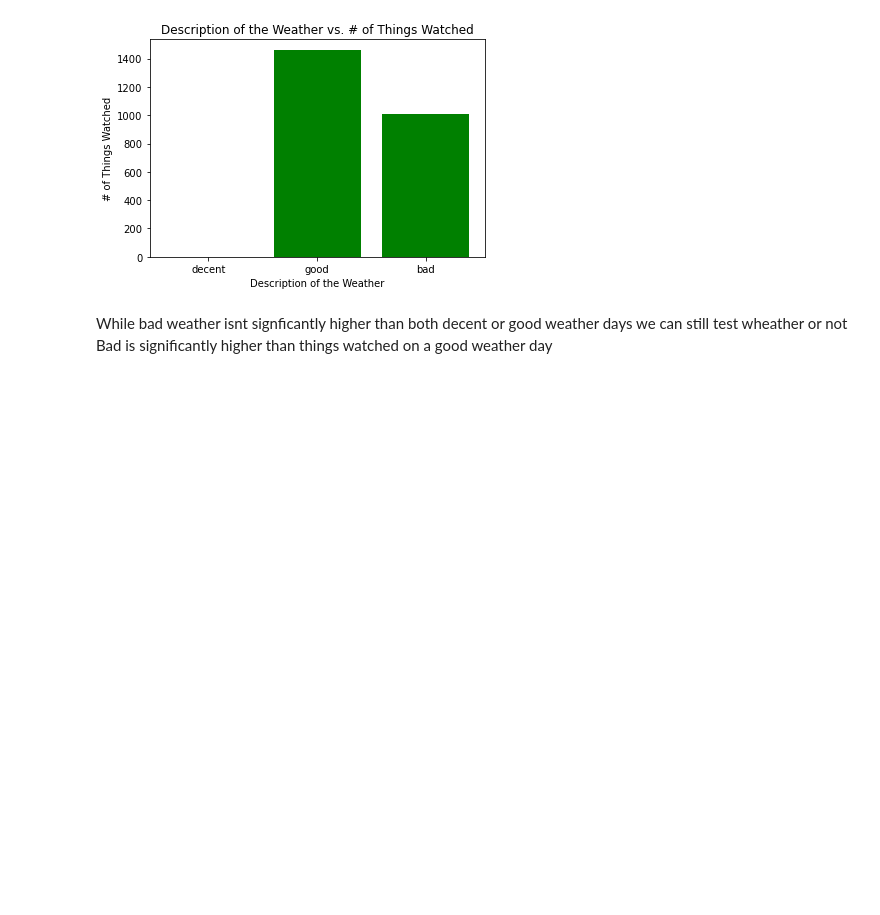
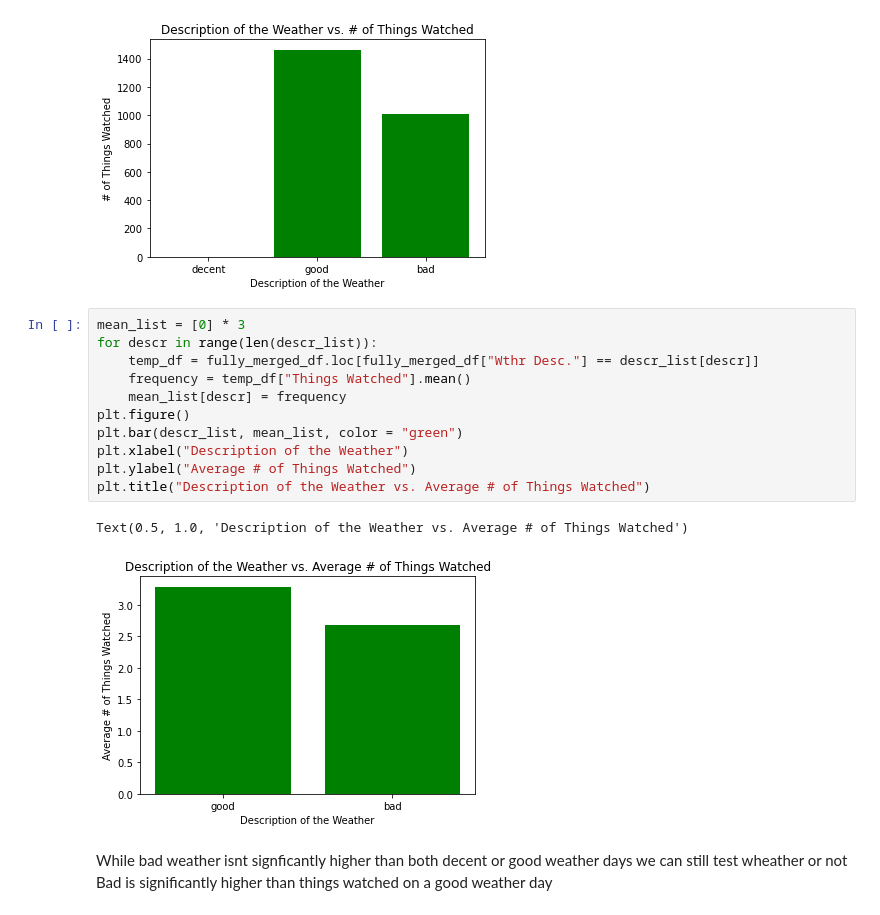
Before and after one commit to georgecalv/DataScienceFinalProject, a Jupyter notebook: Netflix_Weather_Days.ipynb, the cells around one changed output. Saved outputs shown, nothing was run; the diff lists cells and outputs as text; blank space fills up the shorter version.

```diff
--- a/Netflix_Weather_Days.ipynb
+++ b/Netflix_Weather_Days.ipynb
@@ -420,6 +421,20 @@ plt.title("Description of the Weather vs. # of Things Watched")
 # %% [output]
 Text(0.5, 1.0, 'Description of the Weather vs. # of Things Watched')
 [figure]
+# %%
+mean_list = [0] * 3
+for descr in range(len(descr_list)):
+    temp_df = fully_merged_df.loc[fully_merged_df["Wthr Desc."] == descr_list[descr]]
+    frequency = temp_df["Things Watched"].mean()
+    mean_list[descr] = frequency
+plt.figure()
+plt.bar(descr_list, mean_list, color = "green")
+plt.xlabel("Description of the Weather")
+plt.ylabel("Average # of Things Watched")
+plt.title("Description of the Weather vs. Average # of Things Watched")
+# %% [output]
+Text(0.5, 1.0, 'Description of the Weather vs. Average # of Things Watched')
+[figure, added]
 # %% [markdown]
 While bad weather isnt signficantly higher than both decent or good weather days we can still test wheather or not Bad is significantly higher than things watched on a good weather day
 # %% [markdown]
```
Also changed, not shown: parts of 5 cells of this notebook.
